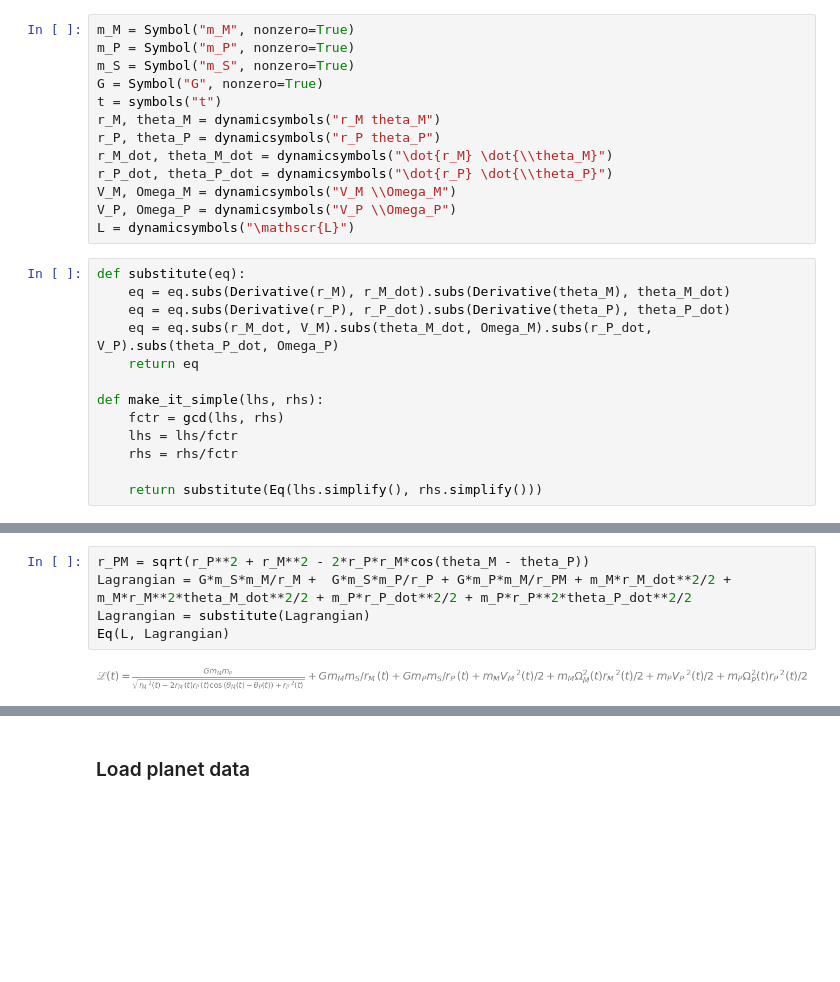
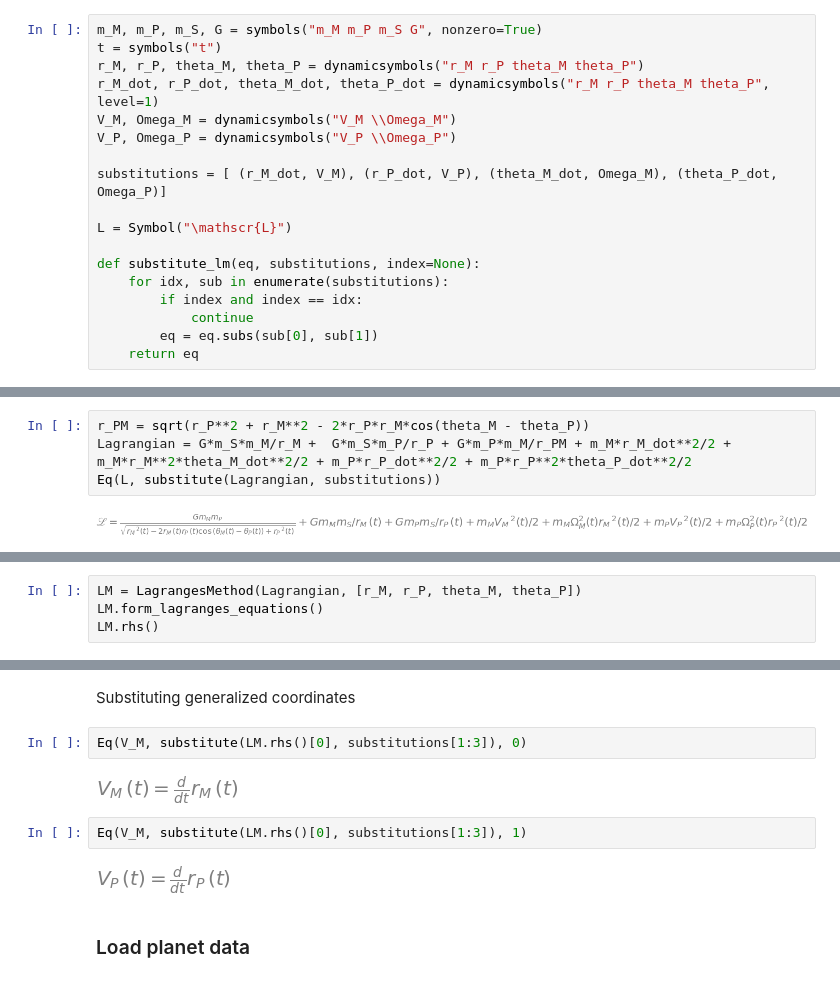
Before and after one commit to codiphy-org/precession, a Jupyter notebook: precession.ipynb, the cells around one changed output, grey strips where cells are left out. Cells and saved outputs as stored; diff of their text form; blank space fills up the shorter version.

```diff
--- a/precession.ipynb
+++ b/precession.ipynb
@@ -20,28 +26,20 @@ from sympy.physics.vector import dynamicsymbols
 
 init_printing()
 # %%
-m_M = Symbol("m_M", nonzero=True)
-m_P = Symbol("m_P", nonzero=True)
-m_S = Symbol("m_S", nonzero=True)
-G = Symbol("G", nonzero=True)
+m_M, m_P, m_S, G = symbols("m_M m_P m_S G", nonzero=True)
 t = symbols("t")
-r_M, theta_M = dynamicsymbols("r_M theta_M")
-r_P, theta_P = dynamicsymbols("r_P theta_P")
-r_M_dot, theta_M_dot = dynamicsymbols("\dot{r_M} \dot{\\theta_M}")
-r_P_dot, theta_P_dot = dynamicsymbols("\dot{r_P} \dot{\\theta_P}")
+r_M, r_P, theta_M, theta_P = dynamicsymbols("r_M r_P theta_M theta_P")
+r_M_dot, r_P_dot, theta_M_dot, theta_P_dot = dynamicsymbols("r_M r_P theta_M theta_P", level=1)
 V_M, Omega_M = dynamicsymbols("V_M \\Omega_M")
 V_P, Omega_P = dynamicsymbols("V_P \\Omega_P")
-L = dynamicsymbols("\mathscr{L}")
+
+substitutions = [ (r_M_dot, V_M), (r_P_dot, V_P), (theta_M_dot, Omega_M), (theta_P_dot, Omega_P)]
+
+L = Symbol("\mathscr{L}")
+
+def substitute_lm(eq, substitutions, index=None):
+    for idx, sub in enumerate(substitutions):
+        if index and index == idx:
+            continue
+        eq = eq.subs(sub[0], sub[1])
+    return eq
-# %%
-def substitute(eq):
-    eq = eq.subs(Derivative(r_M), r_M_dot).subs(Derivative(theta_M), theta_M_dot)
-    eq = eq.subs(Derivative(r_P), r_P_dot).subs(Derivative(theta_P), theta_P_dot)
-    eq = eq.subs(r_M_dot, V_M).subs(theta_M_dot, Omega_M).subs(r_P_dot, V_P).subs(theta_P_dot, Omega_P)
-    return eq
-
-def make_it_simple(lhs, rhs):
-    fctr = gcd(lhs, rhs)
-    lhs = lhs/fctr
-    rhs = rhs/fctr
-
-    return substitute(Eq(lhs.simplify(), rhs.simplify()))
@@ -48,7 +52,6 @@ def make_it_simple(lhs, rhs):
 # %%
 r_PM = sqrt(r_P**2 + r_M**2 - 2*r_P*r_M*cos(theta_M - theta_P))
 Lagrangian = G*m_S*m_M/r_M +  G*m_S*m_P/r_P + G*m_P*m_M/r_PM + m_M*r_M_dot**2/2 + m_M*r_M**2*theta_M_dot**2/2 + m_P*r_P_dot**2/2 + m_P*r_P**2*theta_P_dot**2/2
-Lagrangian = substitute(Lagrangian)
-Eq(L, Lagrangian)
+Eq(L, substitute(Lagrangian, substitutions))
 # %% [output]
 [figure]
@@ -202,0 +60,4 @@ This system of equations can be solved using appropriate boundary conditions
+# %%
+LM = LagrangesMethod(Lagrangian, [r_M, r_P, theta_M, theta_P])
+LM.form_lagranges_equations()
+LM.rhs()
@@ -203,3 +66,13 @@ This system of equations can be solved using appropriate boundary conditions
+# %% [markdown]
+Substituting generalized coordinates
+# %%
+Eq(V_M, substitute(LM.rhs()[0], substitutions[1:3]), 0)
+# %% [output]
+[figure, added]
+# %%
+Eq(V_M, substitute(LM.rhs()[0], substitutions[1:3]), 1)
+# %% [output]
+[figure, added]
 # %% [markdown]
 ### Load planet data
 # %%
```
Also changed, not shown: parts of 16 cells of this notebook.
